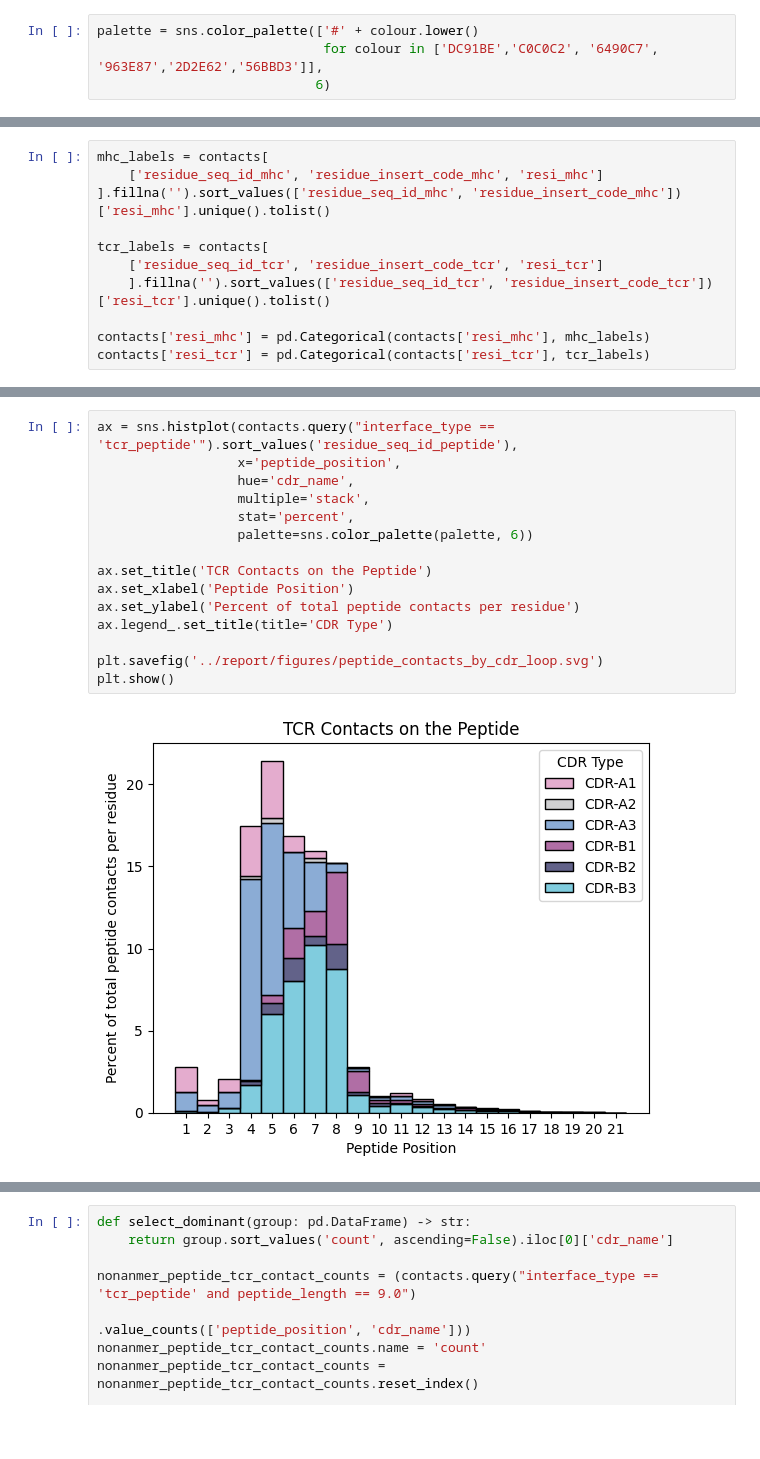
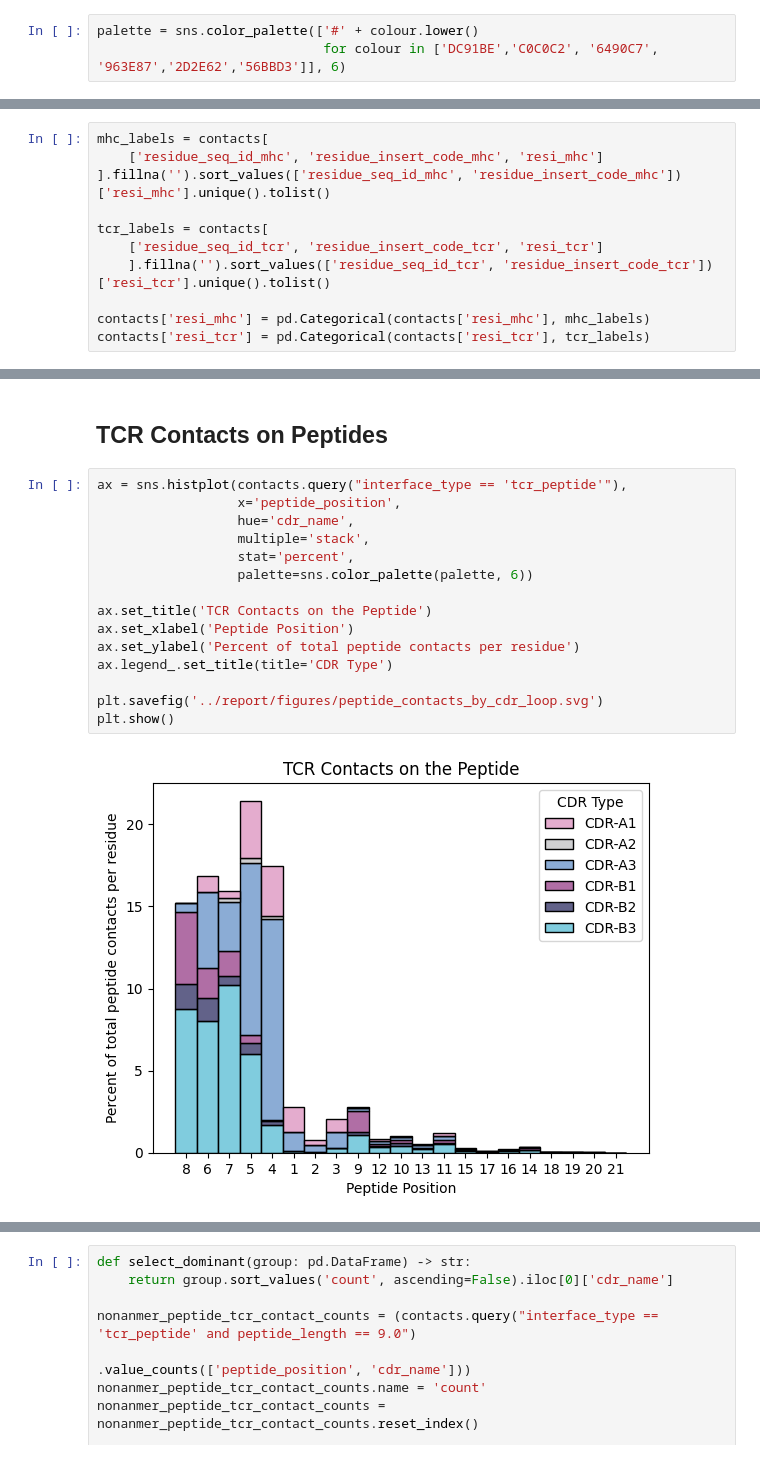
Before and after one commit to benjiemc/tcr-pmhc-interface-analysis, a Jupyter notebook: notebooks/Identify_contact_residues_on_MHC_Class_I_molecules.ipynb, the cells around one changed output, grey strips where cells are left out. Saved outputs shown, nothing was run; the diff lists cells and outputs as text; blank space fills up the shorter version.

```diff
--- a/notebooks/Identify_contact_residues_on_MHC_Class_I_molecules.ipynb
+++ b/notebooks/Identify_contact_residues_on_MHC_Class_I_molecules.ipynb
@@ -156,5 +161,4 @@ contacts['cdr_name'] = contacts.apply(
 # Visualise contact maps
 # %%
 palette = sns.color_palette(['#' + colour.lower()
-                             for colour in ['DC91BE','C0C0C2', '6490C7', '963E87','2D2E62','56BBD3']],
-                            6)
+                             for colour in ['DC91BE','C0C0C2', '6490C7', '963E87','2D2E62','56BBD3']], 6)
@@ -201,17 +213,19 @@ sns.histplot(contacts.query("interface_type == 'tcr_peptide'").drop_duplicates('
+# %% [markdown]
+## TCR Contacts on Peptides
 # %%
-ax = sns.histplot(contacts.query("interface_type == 'tcr_peptide'").sort_values('residue_seq_id_peptide'),
+ax = sns.histplot(contacts.query("interface_type == 'tcr_peptide'"),
                   x='peptide_position',
                   hue='cdr_name',
                   multiple='stack',
                   stat='percent',
                   palette=sns.color_palette(palette, 6))
 
 ax.set_title('TCR Contacts on the Peptide')
 ax.set_xlabel('Peptide Position')
 ax.set_ylabel('Percent of total peptide contacts per residue')
 ax.legend_.set_title(title='CDR Type')
 
 plt.savefig('../report/figures/peptide_contacts_by_cdr_loop.svg')
 plt.show()
 # %% [output]
-[figure, old version]
+[figure, new version]
```
Also changed, not shown: parts of 12 cells of this notebook.
